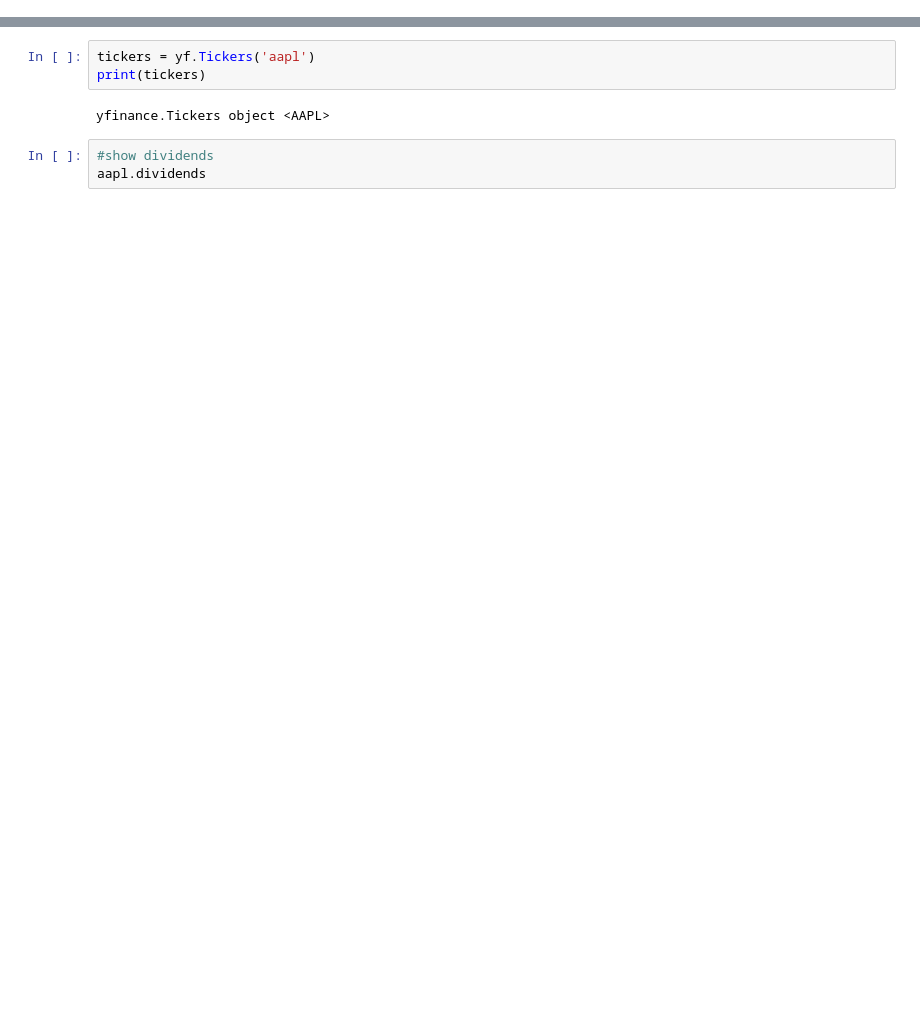
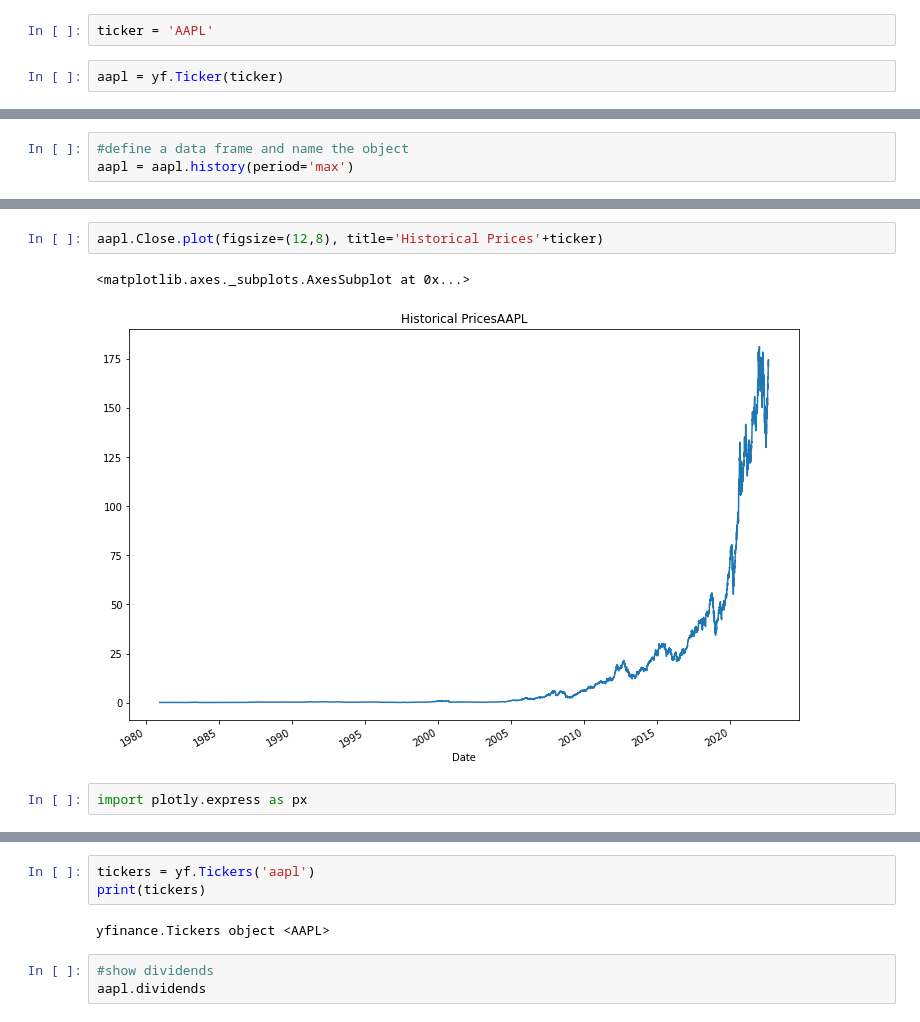
Before and after one commit to TVHM/Microcradentials_Business, a Jupyter notebook: yfinance_.ipynb, the cells around one changed output, grey strips where cells are left out. Saved outputs shown, nothing was run; the diff lists cells and outputs as text; blank space fills up the shorter version.

```diff
--- a/yfinance_.ipynb
+++ b/yfinance_.ipynb
@@ -26,0 +30,4 @@ from sklearn.metrics import accuracy_score
+# %%
+ticker = 'AAPL'
+# %%
+aapl = yf.Ticker(ticker)
@@ -26,0 +57,3 @@ from sklearn.metrics import accuracy_score
+# %%
+#define a data frame and name the object
+aapl = aapl.history(period='max')
@@ -26,0 +107,7 @@ from sklearn.metrics import accuracy_score
+# %%
+aapl.Close.plot(figsize=(12,8), title='Historical Prices'+ticker)
+# %% [output]
+<matplotlib.axes._subplots.AxesSubplot at 0x...>
+[figure, added]
+# %%
+import plotly.express as px
```
Also changed, not shown: parts of 28 cells of this notebook.
